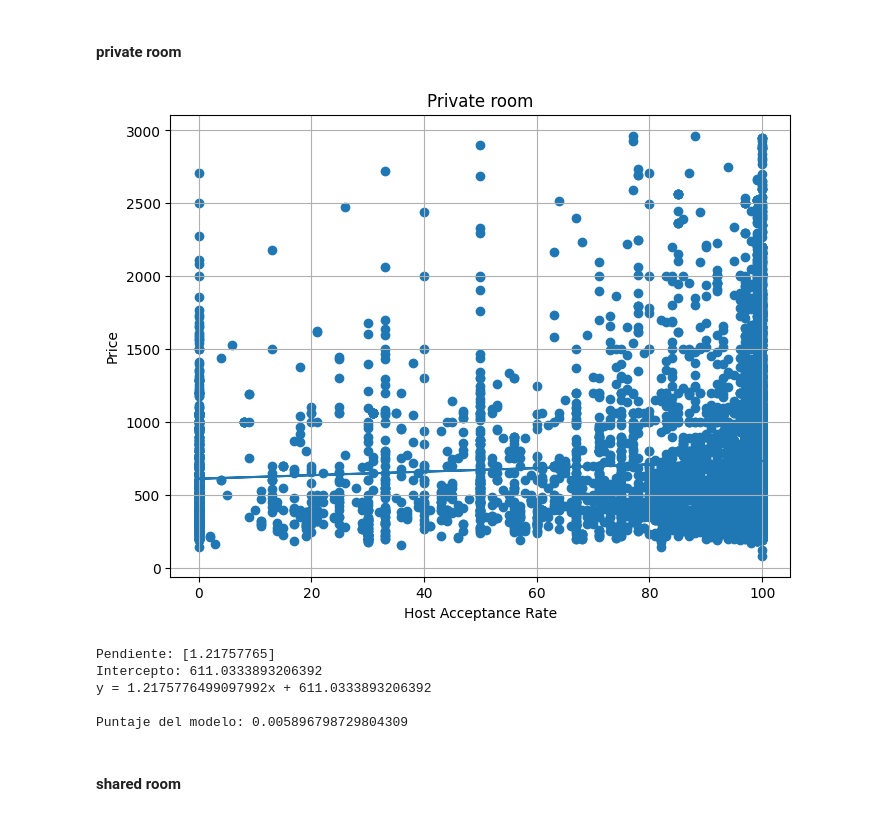
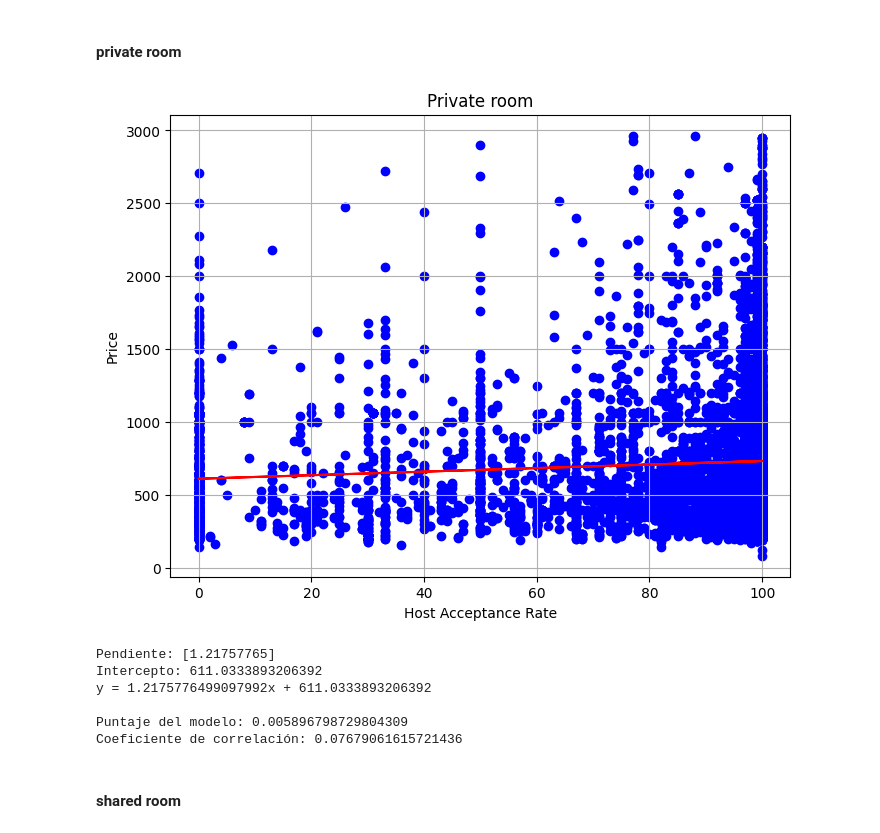
Before and after one commit to end-L-L/Regresion-Lineal-Simple-y-Multiple, a Jupyter notebook: rls-mexico.ipynb, the cells around one changed output. Saved outputs shown, nothing was run; the diff lists cells and outputs as text; code cells hidden in the pictures.

```diff
--- a/rls-mexico.ipynb
+++ b/rls-mexico.ipynb
@@ -86,8 +86,10 @@ types = {
     'Private room in rental unit': 3,
     'Private room in home': 4,
     'Entire loft': 5,
-    'Entire serviced apartment': 6
-}
+    'Entire serviced apartment': 6,
+    'Private room in condo': 7,
+    'Entire home': 8,
+    }
 cd['property_type'] = cd['property_type'].replace(types)
 # %%
 # -------------------------------------------------------------------------
@@ -189,22 +200,23 @@ Puntaje del modelo: 0.0021526649804193276
 # %%
 # 1) Crear y entrenar un modelo de regresión lineal
 model = LinearRegression()
 model.fit(cd_private[['host_acceptance_rate']], cd_private['price'])
 
 # 2) Visualizar la relación y la línea de regresión
 plt.figure(figsize=(8, 6))  # Ajusta el tamaño de la figura
-plt.scatter(cd_private[['host_acceptance_rate']], cd_private['price'])
+plt.scatter(cd_private[['host_acceptance_rate']], cd_private['price'], color='blue')
 plt.plot(
     cd_private[['host_acceptance_rate']],
-    model.predict(cd_private[['host_acceptance_rate']])
+    model.predict(cd_private[['host_acceptance_rate']]),
+    color='red'
 )
 plt.title('Private room')           # Título de la gráfica
 plt.xlabel('Host Acceptance Rate')  # Etiqueta del eje X
 plt.ylabel('Price')                 # Etiqueta del eje Y
 plt.grid(True)                      # Activa la cuadrícula para una lectura más sencilla
 plt.show()                          # Muestra la gráfica
 # %% [output]
-[figure, old version]
+[figure, new version]
 # %%
 # 1) Obtener los parámetros (pendiente y ordenada en el origen) del modelo
 m = model.coef_
@@ -217,12 +229,16 @@ print(f'y = {m[0]}x + {b}', end='\n\n')
 
 # 3) Evaluar el modelo con un indicador de desempeño
 print('Puntaje del modelo:', model.score(cd_private[['host_acceptance_rate']], cd_private['price']))
+
+# 4) Calcular el coeficiente de correlación entre las variables
+print('Coeficiente de correlación:', np.corrcoef(cd_private['host_acceptance_rate'], cd_private['price'])[0, 1])
 # %% [output]
 Pendiente: [1.21757765]
 Intercepto: 611.0333893206392
 y = 1.2175776499097992x + 611.0333893206392
 
 Puntaje del modelo: 0.005896798729804309
+Coeficiente de correlación: 0.07679061615721436
 # %% [markdown]
 #### shared room
 # %%
```
Also changed, not shown: parts of 58 cells of this notebook, 3 other files.
